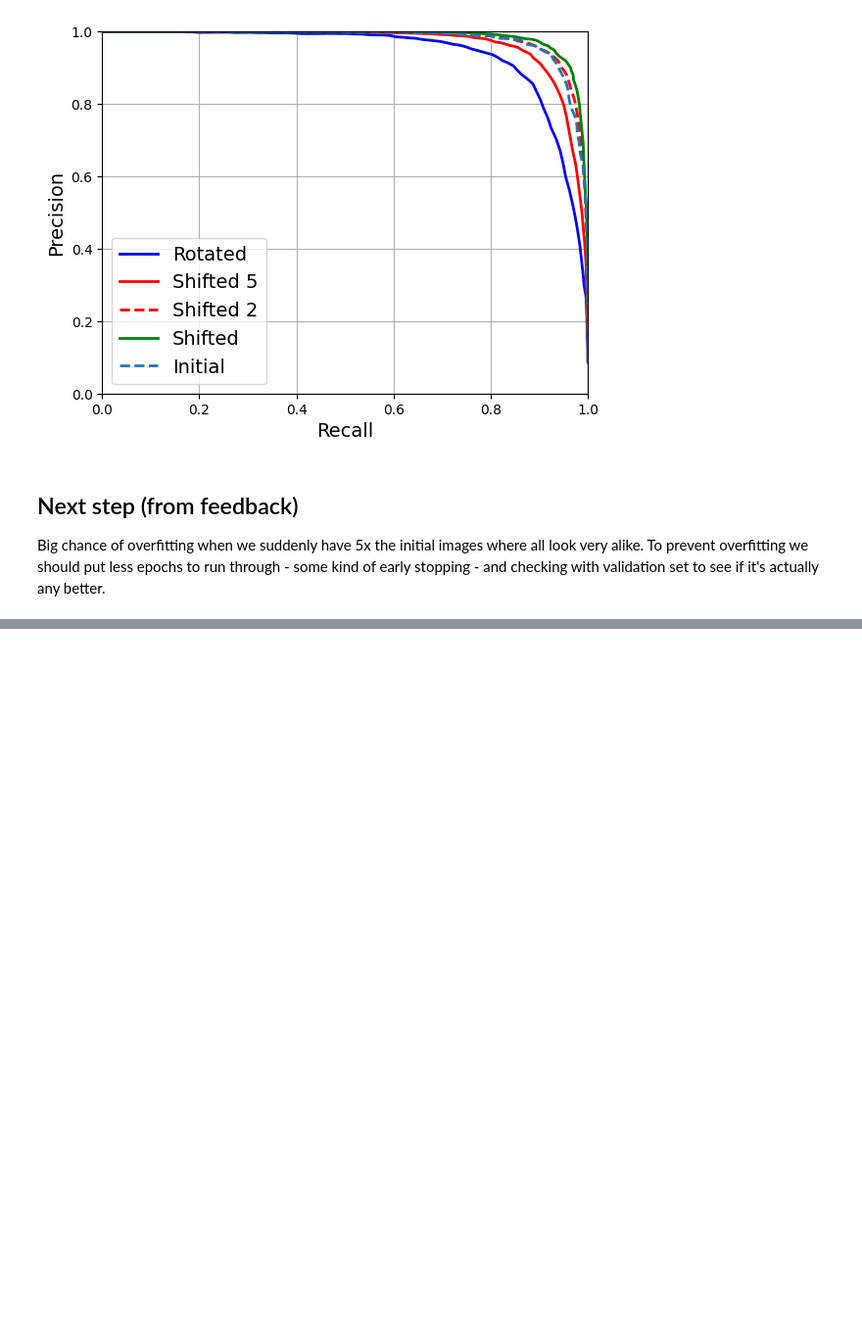
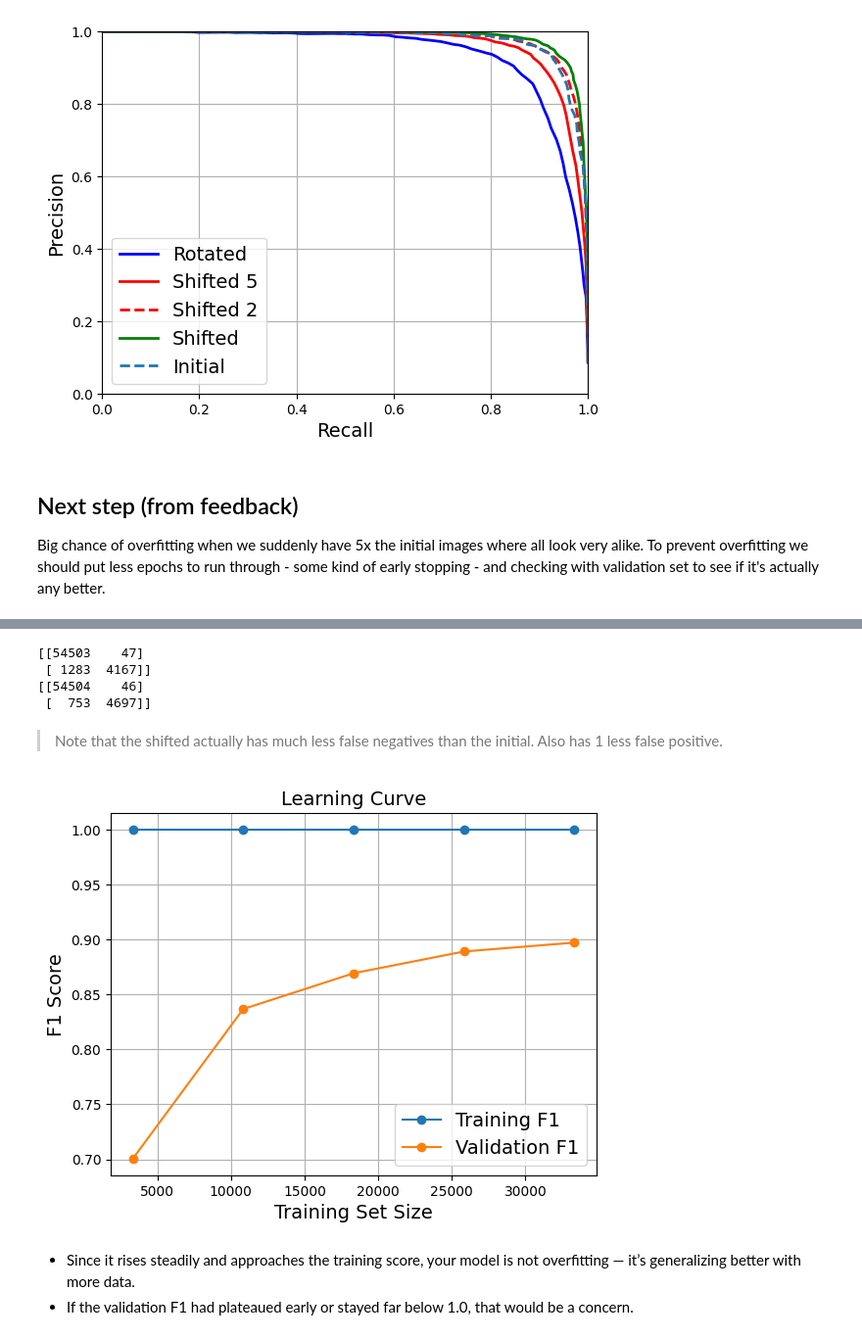
Before and after one commit to DetGrey/chapter-3-classification-numbers, a Jupyter notebook: 03_exercise_2.ipynb, the cells around one changed output, grey strips where cells are left out. Shown at 98% size. Saved outputs shown, nothing was run; the diff lists cells and outputs as text; code cells hidden in the pictures; blank space fills up the shorter version.

Commit message:
Our model is NOT overfitting. See changes for proof

```diff
--- a/03_exercise_2.ipynb
+++ b/03_exercise_2.ipynb
@@ -54,8 +54,11 @@ test set. You should observe that your model performs even better now! This
 technique of artificially growing the training set is called data augmentation or
 training set expansion.
 # %%
+import math
+
 threshold = 10000 # 60000 is default
-X_train_initial, X_test, y_train_initial, y_test = X[:threshold], X[threshold:], y[:threshold], y[threshold:]
+test_threshold = math.floor(threshold * (threshold / 0.8 * 0.2 * 100)) # threshold is 80% and test is 20%
+X_train_initial, X_test, y_train_initial, y_test = X[:threshold], X[threshold:test_threshold], y[:threshold], y[threshold:test_threshold]
 # %%
 import numpy as np
 
@@ -357,0 +383,8 @@ Big chance of overfitting when we suddenly have 5x the initial images where all
+# %%
+forest_clf.fit(X_train_initial, y_train_5_initial)
+test_preds_initial = forest_clf.predict_proba(X_test)[:, 1] # Test is the other dataset (train & test)
+metrics_initial = evaluate_model(y_test == '5', test_preds_initial)
+# %%
+forest_clf.fit(X_train_shifted, y_train_5_shifted)
+test_preds_shifted = forest_clf.predict_proba(X_test)[:, 1]
+metrics_shifted = evaluate_model(y_test == '5', test_preds_shifted)
@@ -357,0 +412,49 @@ Big chance of overfitting when we suddenly have 5x the initial images where all
+# %%
+cm_initial = confusion_matrix(y_true, metrics_initial['y_pred'])
+cm_shifted = confusion_matrix(y_true, metrics_shifted['y_pred'])
+
+print(cm_initial)
+print(cm_shifted)
+# %% [output]
+[[54503    47]
+ [ 1283  4167]]
+[[54504    46]
+ [  753  4697]]
+# %% [markdown]
+> Note that the shifted actually has much less false negatives than the initial. Also has 1 less false positive.
+# %%
+from sklearn.model_selection import learning_curve
+from sklearn.metrics import make_scorer
+
+# Use F1 score for binary classification
+scorer = make_scorer(f1_score)
+
+# Create learning curve
+train_sizes, train_scores, val_scores = learning_curve(
+    forest_clf,
+    X_train_shifted,  # or X_train_initial
+    y_train_5_shifted,  # or y_train_5_initial
+    cv=3,
+    scoring=scorer,
+    train_sizes=np.linspace(0.1, 1.0, 5),  # 10% to 100% of training data
+    n_jobs=-1
+)
+
+# Compute mean and std
+train_mean = np.mean(train_scores, axis=1)
+val_mean = np.mean(val_scores, axis=1)
+
+# Plot
+plt.plot(train_sizes, train_mean, "o-", label="Training F1")
+plt.plot(train_sizes, val_mean, "o-", label="Validation F1")
+plt.xlabel("Training Set Size")
+plt.ylabel("F1 Score")
+plt.title("Learning Curve")
+plt.legend()
+plt.grid()
+plt.show()
+# %% [output]
+[figure, added]
+# %% [markdown]
+- Since it rises steadily and approaches the training score, your model is not overfitting — it’s generalizing better with more data.
+- If the validation F1 had plateaued early or stayed far below 1.0, that would be a concern.
```
Also changed, not shown: parts of 10 cells of this notebook.
